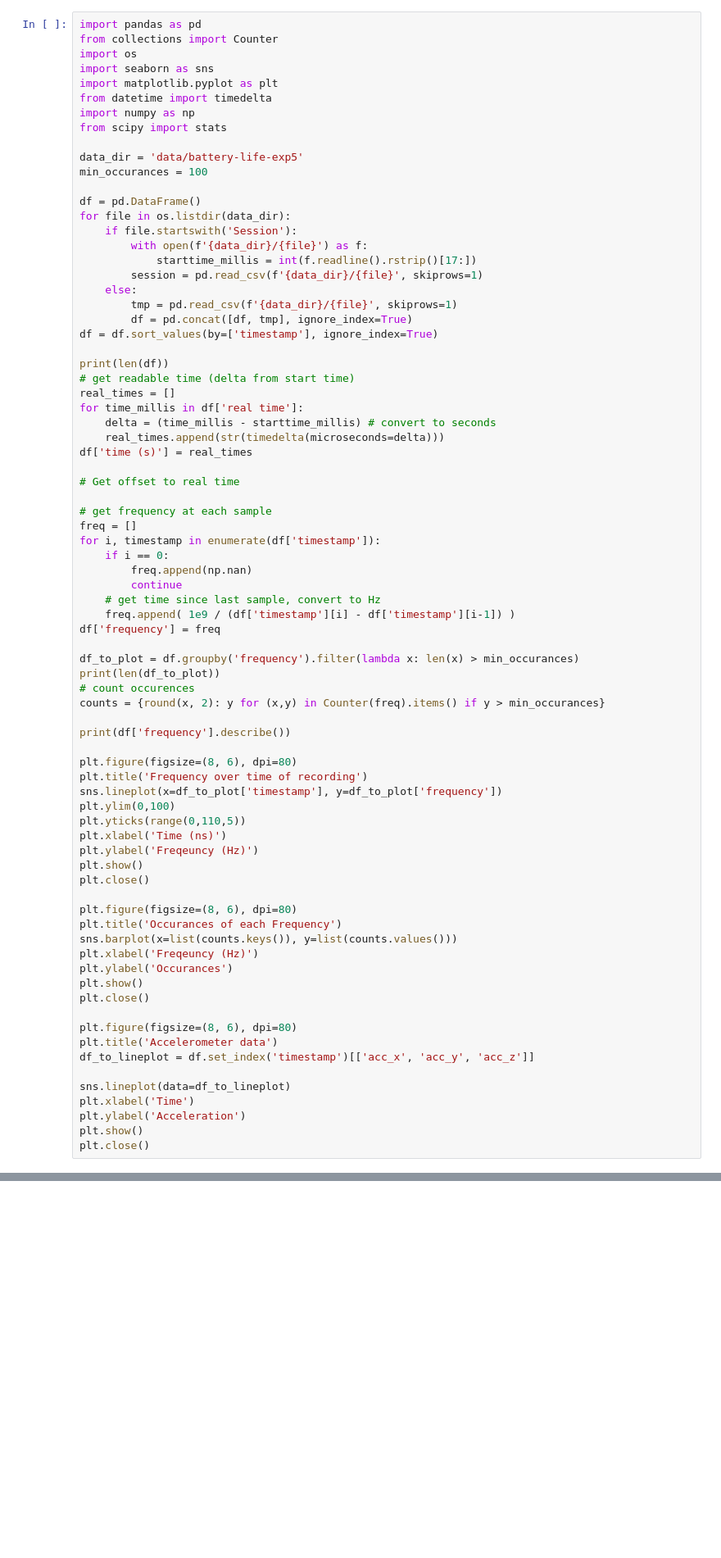
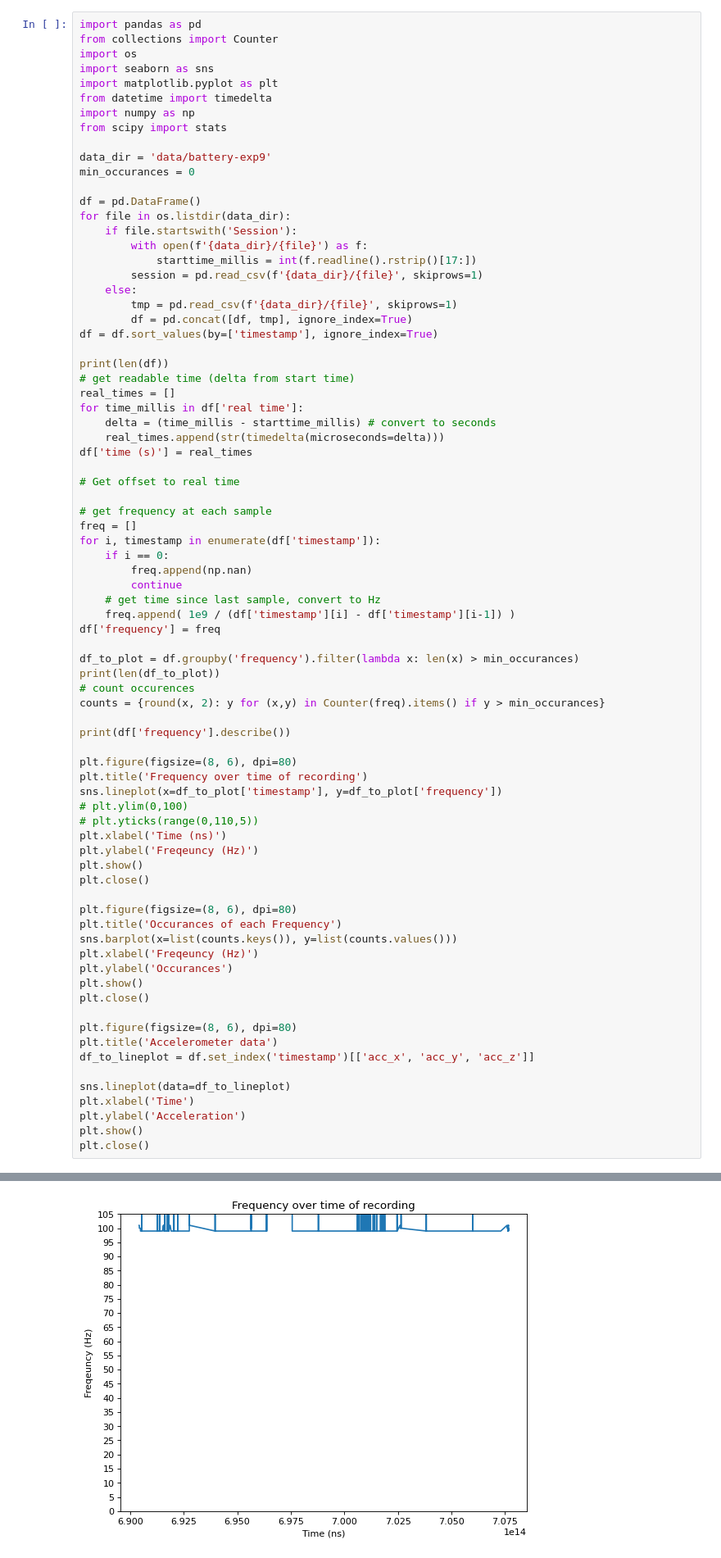
Before and after one commit to smithandrewk/delta, a Jupyter notebook: pipeline.ipynb, the cells around one changed output, grey strips where cells are left out. Shown at 82% size. Drawn from its saved outputs; the diff is of its cells as text; blank space fills up the shorter version.

```diff
--- a/pipeline.ipynb
+++ b/pipeline.ipynb
@@ -8,8 +8,8 @@ from datetime import timedelta
 import numpy as np
 from scipy import stats
 
-data_dir = 'data/battery-life-exp5'
-min_occurances = 100
+data_dir = 'data/battery-exp9'
+min_occurances = 0
 
 df = pd.DataFrame()
 for file in os.listdir(data_dir):
@@ -52,8 +52,8 @@ print(df['frequency'].describe())
 plt.figure(figsize=(8, 6), dpi=80)
 plt.title('Frequency over time of recording')
 sns.lineplot(x=df_to_plot['timestamp'], y=df_to_plot['frequency'])
-plt.ylim(0,100)
-plt.yticks(range(0,110,5))
+# plt.ylim(0,100)
+# plt.yticks(range(0,110,5))
 plt.xlabel('Time (ns)')
 plt.ylabel('Freqeuncy (Hz)')
 plt.show()
@@ -76,3 +76,4 @@ plt.xlabel('Time')
 plt.ylabel('Acceleration')
 plt.show()
 plt.close()
+# %% [output]
@@ -78,0 +91 @@ plt.close()
+[figure, added]
```
Also changed, not shown: parts of 1 cell of this notebook.
